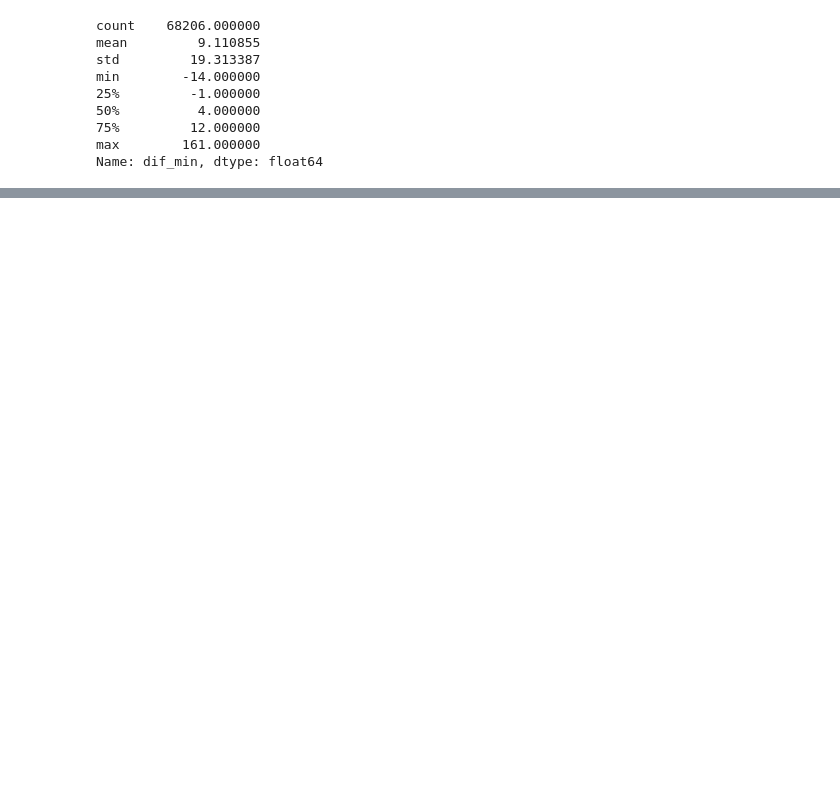
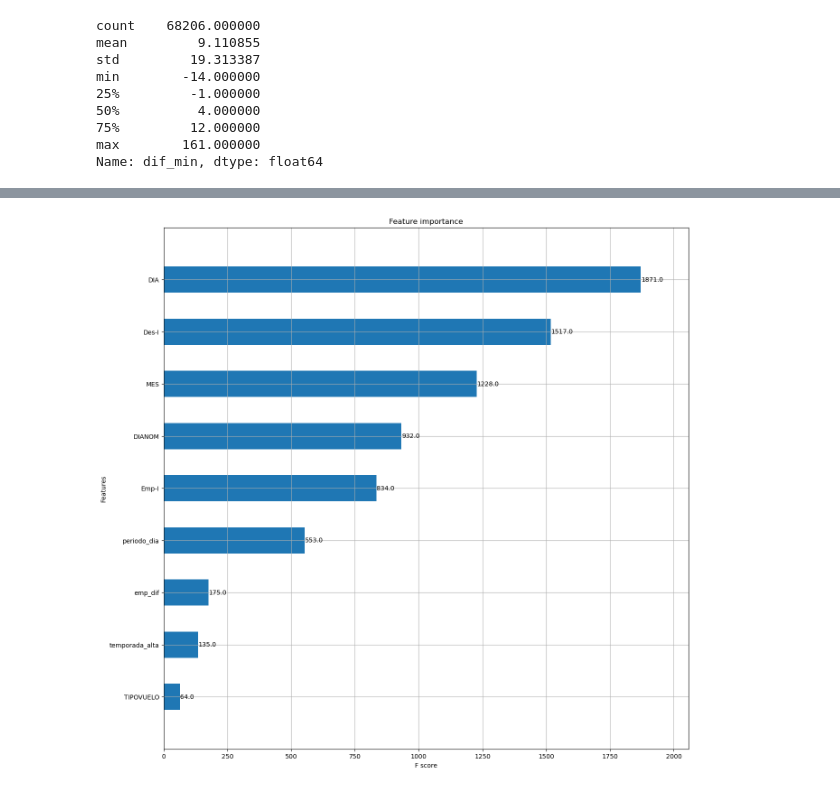
Before and after one commit to tomascufaro/latam-ds-challenge, a Jupyter notebook: solution.ipynb, the cells around one changed output, grey strips where cells are left out. Saved outputs shown, nothing was run; the diff lists cells and outputs as text; code cells hidden in the pictures; blank space fills up the shorter version.

```diff
--- a/solution.ipynb
+++ b/solution.ipynb
@@ -297,0 +589,21 @@ df['dif_min'].value_counts().plot_bokeh(kind="hist", title ="Distribución de ti
+# %%
+#%% split training set to validation set
+data_tr  = xgb.DMatrix(train, label=y_train)
+data_cv  = xgb.DMatrix(test   , label=y_test)
+data_train = xgb.DMatrix(train)
+data_test  = xgb.DMatrix(test)
+evallist = [(data_tr, 'train'), (data_cv, 'valid')]
+# %%
+parms = {'max_depth':8, #maximum depth of a tree
+         'objective':'reg:logistic',
+         'eta'      :0.3,
+         'subsample':0.8,#SGD will use this percentage of data
+         #'lambda '  :4, #L2 regularization term,>1 more conservative
+         #'colsample_bytree ':0.9,
+         'colsample_bylevel':1,
+         'min_child_weight': 10}
+modelx = xgb.train(parms, data_tr, num_boost_round=200, evals = evallist,
+                  early_stopping_rounds=30, maximize=False,
+                  verbose_eval=10)
+
+print('score = %1.5f, n_boost_round =%d.'%(modelx.best_score,modelx.best_iteration))
@@ -297,0 +621,7 @@ df['dif_min'].value_counts().plot_bokeh(kind="hist", title ="Distribución de ti
+# %%
+fig =  plt.figure(figsize = (15,15))
+axes = fig.add_subplot(111)
+xgb.plot_importance(modelx,ax = axes,height = 0.5)
+plt.show();plt.close()
+# %% [output]
+[figure, added]
```
Also changed, not shown: parts of 62 cells of this notebook, 1 other file.
